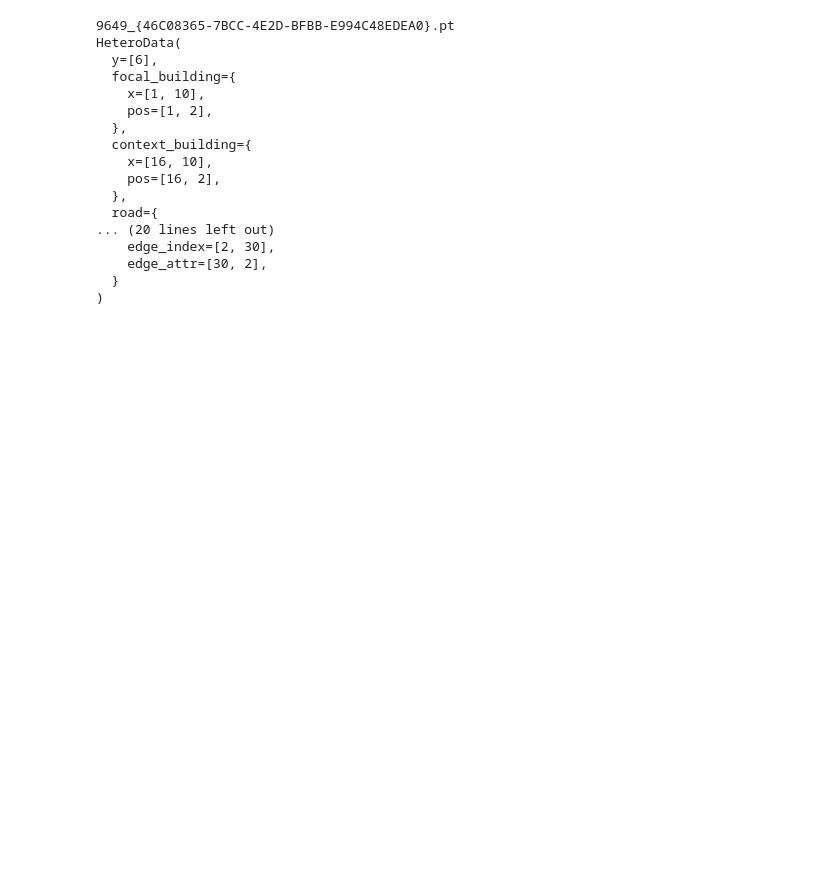
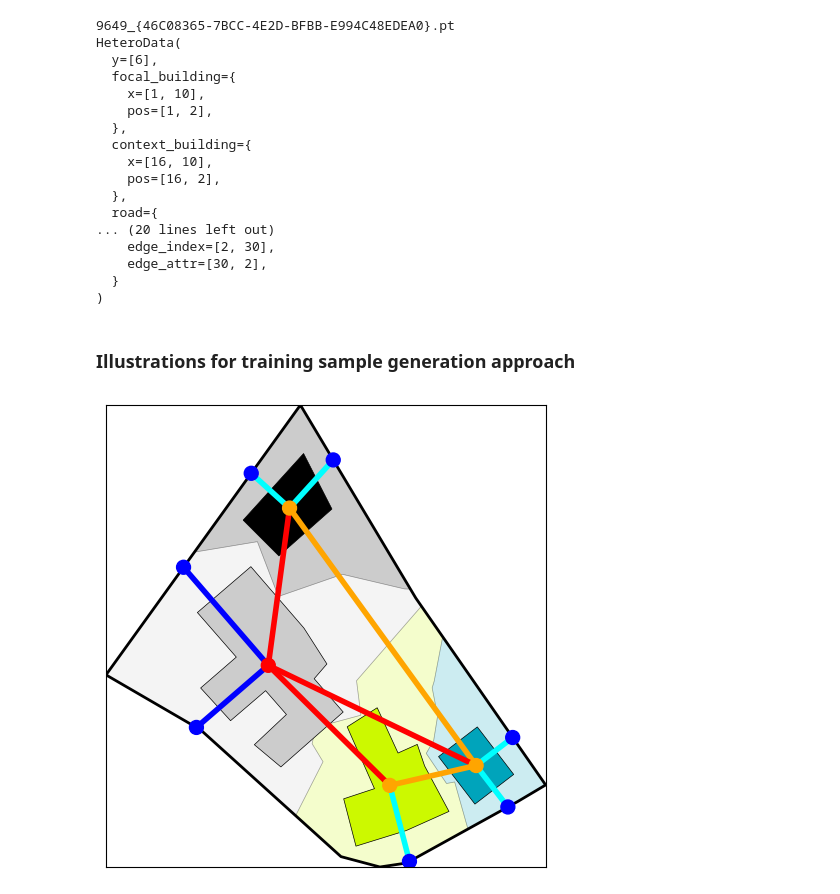
Before and after one commit to jorissenn/genops, a Jupyter notebook: 30_vector_training_set_construction.ipynb, the cells around one changed output. Saved outputs shown, nothing was run; the diff lists cells and outputs as text; code cells hidden in the pictures; blank space fills up the shorter version.

```diff
--- a/30_vector_training_set_construction.ipynb
+++ b/30_vector_training_set_construction.ipynb
@@ -1292,3 +1295,40 @@ HeteroData(
     edge_attr=[30, 2],
   }
 )
+# %% [markdown]
+### Illustrations for training sample generation approach
+# %%
+focal_uuid = "{69B405A0-446B-467C-925E-E5AD1BF2B4B6}"
+# get street block id from uuid
+block_id = buildings[buildings["source_uuid"] == focal_uuid]["block_id"].item()
+
+node_color_map = {"focal building": "red", "context building": "orange", "road": "blue"}
+
+edge_color_map = {"focal building to context building": "red",
+                  "context building to context building": "orange",
+                  "focal building to road": "blue",
+                  "context building to road": "aqua"}
+
+visualize_block_graph(focal_uuid,
+                      proximity_graph_method="dt",
+                      building_features=building_features,
+                      attach_roads=True,
+                      show_buildings=True,
+                      show_roads=True,
+                      show_graph=True,
+                      node_color="type",
+                      node_cmap=node_color_map,
+                      edge_color="connects",
+                      edge_cmap=edge_color_map,
+                      show_voronoi=True,
+                      show_labels=False,
+                      building_alpha=1,
+                      axis=True)
+
+output_path = "../../Figures/Methodology/vector_construction"
+name = "final.png"
+path = os.path.join(output_path, name)
+
+#plt.savefig(path, bbox_inches="tight")
+# %% [output]
+[figure, added]
```
Also changed, not shown: parts of 5 cells of this notebook, 1 other file.
